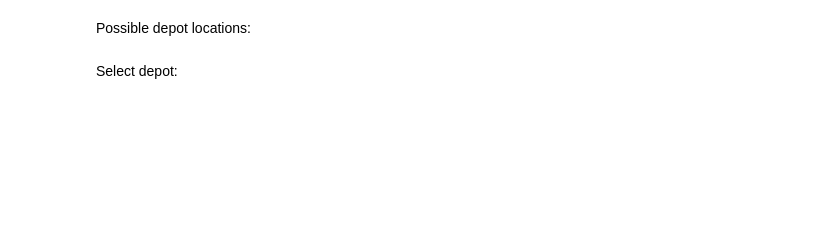
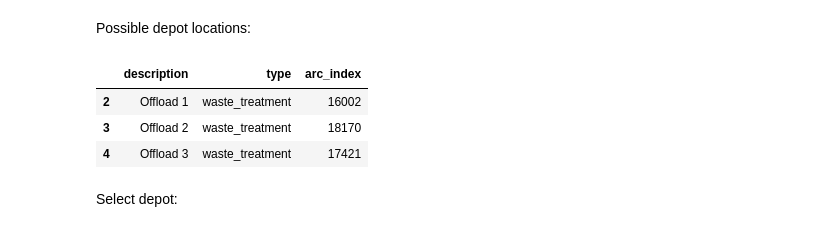
Before and after one commit to WasteLabs/project_rdi_cpt, a Jupyter notebook: notebooks/06_ejwillemse_household_waste_routing.ipynb, the cells around one changed output. Saved outputs shown, nothing was run; the diff lists cells and outputs as text; code cells hidden in the pictures; blank space fills up the shorter version.

```diff
--- a/notebooks/06_ejwillemse_household_waste_routing.ipynb
+++ b/notebooks/06_ejwillemse_household_waste_routing.ipynb
@@ -151,15 +201,15 @@ df_visual.save_config(m1, path='config/rel_producers_amk.config', overwrite=True
 # %% [markdown]
 ## Select infrastructure
 # %%
-infrastructure = 'infrastructure/infrastructure_location.csv'
-key_pois = pd.read_csv(infrastructure, dtype={'Postal Code': str})
-key_pois['u'] = key_pois['arc_u']
-key_pois['v'] = key_pois['arc_v']
-key_pois['key'] = 0
-key_pois['geometry_point'] = key_pois['geometry']
-key_pois['geometry'] = key_pois['geometry_arc']
+infrastructure = catalog.load("infrastructure_sample_network_match")
+key_pois = infrastructure
+key_pois["Postal Code"] = key_pois["id"]
+
+key_pois["u"] = key_pois["arc_u"]
+key_pois["v"] = key_pois["arc_v"]
+key_pois["key"] = 0
+key_pois["geometry_point"] = key_pois["geometry"]
+key_pois["geometry"] = key_pois["geometry_arc"]
 key_pois = process_gdf.process_edges(key_pois)
-key_pois['geometry'] = key_pois['geometry_point']
-key_pois['Postal Code'] = key_pois['Postal Code'].astype(float).astype(int).astype(str)
-key_pois.drop(columns=['arc_index'], inplace=True)
-key_pois = key_pois.merge(test_network[['geom_id', 'arc_index']])
+key_pois["geometry"] = key_pois["geometry_point"]
+key_pois = key_pois.merge(test_network[["arc_id", "arc_index"]], validate="1:1")
@@ -166,8 +218,13 @@ key_pois = key_pois.merge(test_network[['geom_id', 'arc_index']])
 # %% [markdown]
 Possible depot locations:
 # %%
-offload = key_pois.loc[(key_pois['type'] != 'depot')]
-offload[['description', 'type', 'Postal Code', 'ADDRESS']]
+offload = key_pois.loc[(key_pois["type"] != "depot")]
+offload[["description", "type", "arc_index"]]
+# %% [output]
+|  | description | type | arc_index |
+| 2 | Offload 1 | waste_treatment | 16002 |
+| 3 | Offload 2 | waste_treatment | 18170 |
+| 4 | Offload 3 | waste_treatment | 17421 |
 # %% [markdown]
 Select depot:
 # %%
```
Also changed, not shown: parts of 35 cells of this notebook, 4 other files.
